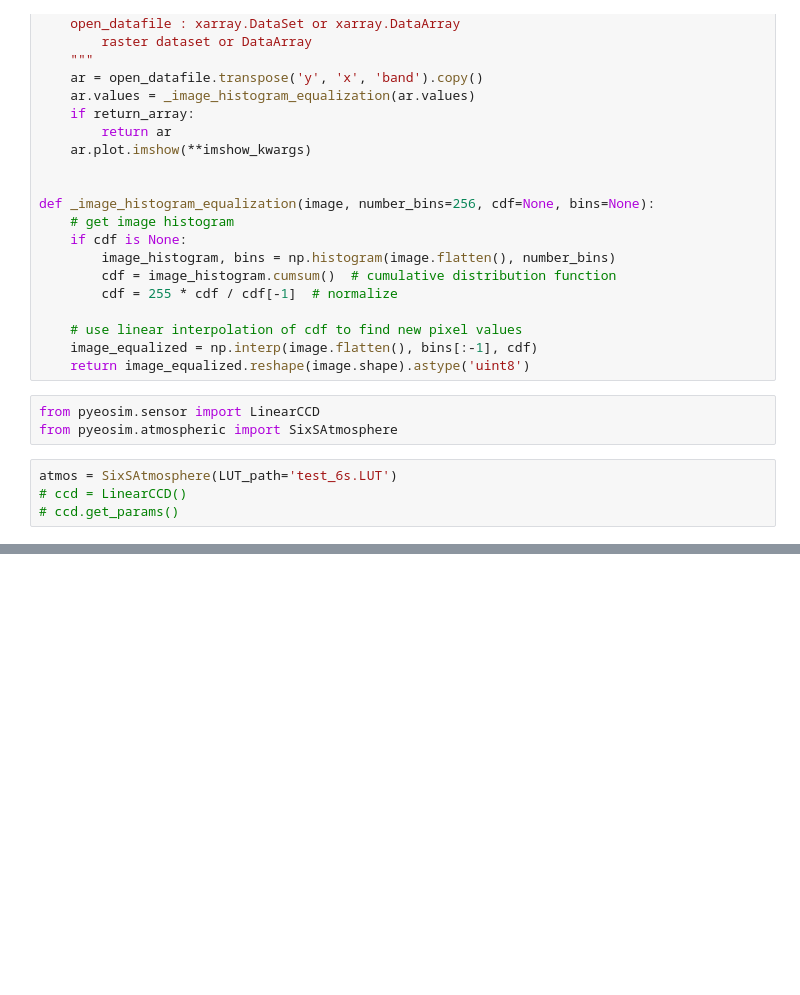
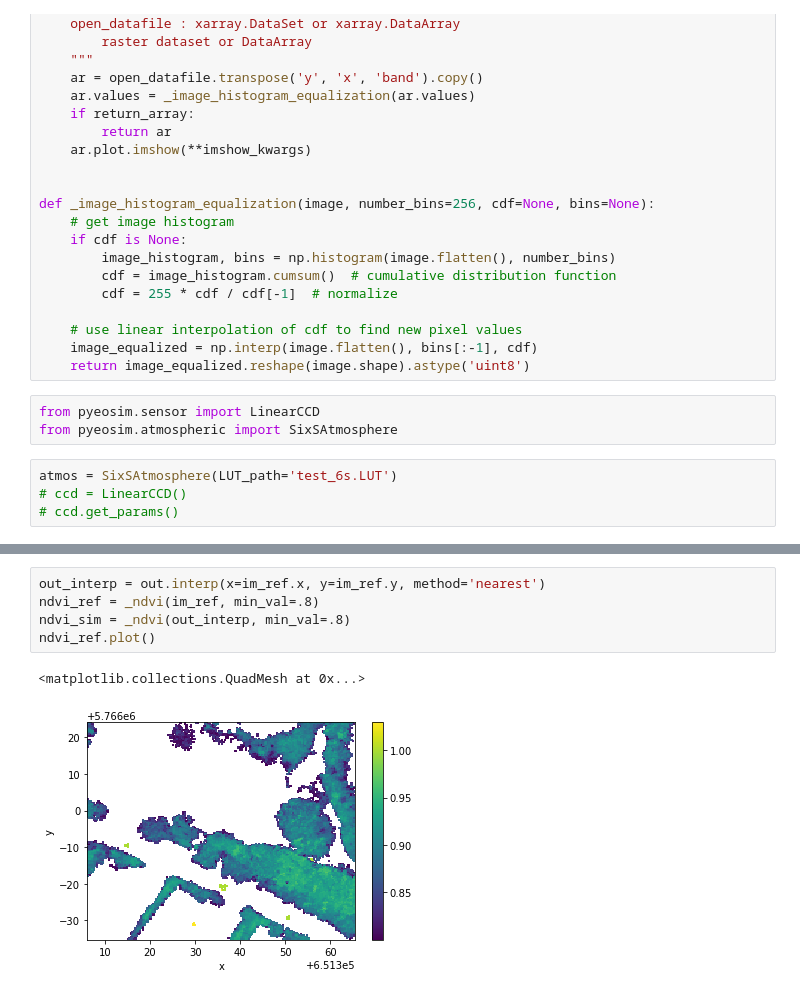
Before and after one commit to joe-fennell/pyeosim, a Jupyter notebook: py6s_tests.ipynb, the cells around one changed output, grey strips where cells are left out. Drawn from its saved outputs; the diff is of its cells as text; blank space fills up the shorter version.

```diff
--- a/py6s_tests.ipynb
+++ b/py6s_tests.ipynb
@@ -138,0 +202,8 @@ Text(0.5, 1.0, 'NDVI')
+# %%
+out_interp = out.interp(x=im_ref.x, y=im_ref.y, method='nearest')
+ndvi_ref = _ndvi(im_ref, min_val=.8)
+ndvi_sim = _ndvi(out_interp, min_val=.8)
+ndvi_ref.plot()
+# %% [output]
+<matplotlib.collections.QuadMesh at 0x...>
+[figure, added]
```
Also changed, not shown: parts of 9 cells of this notebook, 8 other files.
